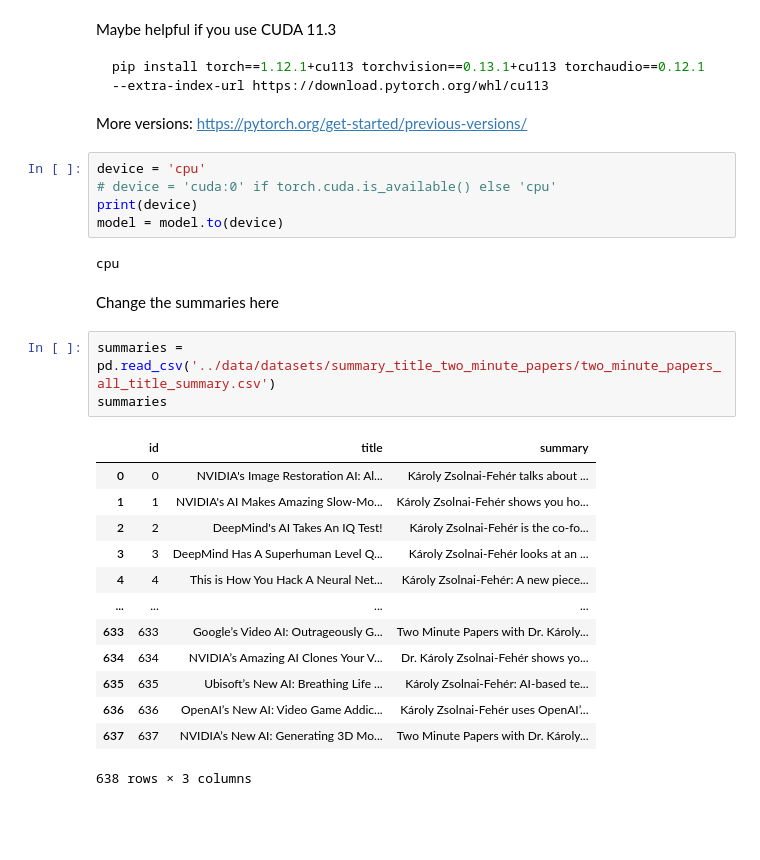
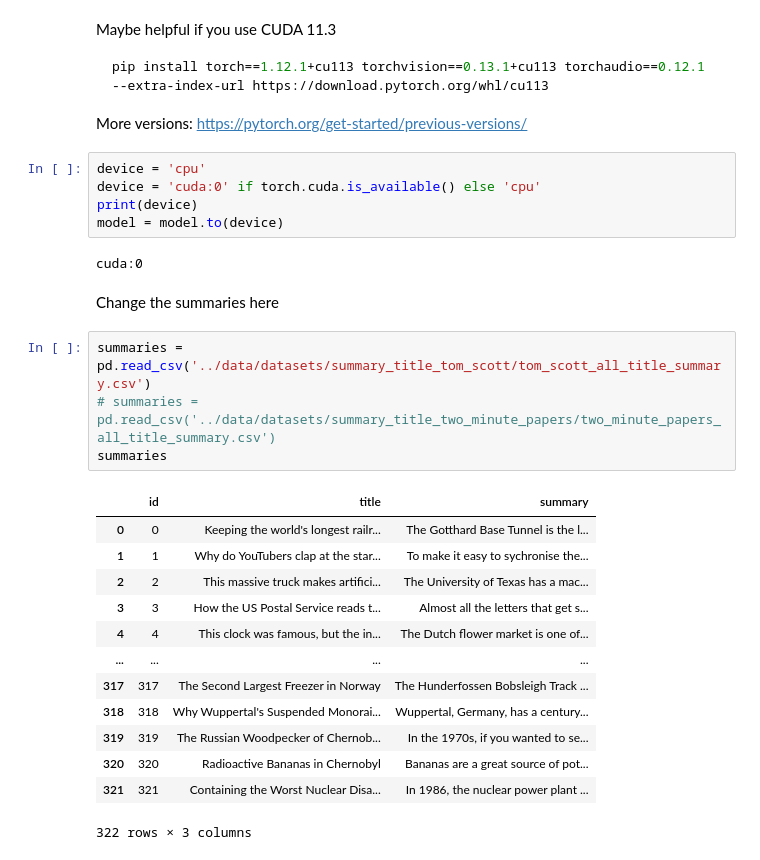
Before and after one commit to marvkosmai/devp-content-creaitor, a Jupyter notebook: notebooks/generate_titles_from_summaries.ipynb, the cells around one changed output. Saved outputs shown, nothing was run; the diff lists cells and outputs as text; blank space fills up the shorter version.

```diff
--- a/notebooks/generate_titles_from_summaries.ipynb
+++ b/notebooks/generate_titles_from_summaries.ipynb
@@ -15,30 +21,31 @@ pip install torch==1.12.1+cu113 torchvision==0.13.1+cu113 torchaudio==0.12.1 --e
 More versions: https://pytorch.org/get-started/previous-versions/
 # %%
 device = 'cpu'
-# device = 'cuda:0' if torch.cuda.is_available() else 'cpu'
+device = 'cuda:0' if torch.cuda.is_available() else 'cpu'
 print(device)
 model = model.to(device)
 # %% [output]
-cpu
+cuda:0
 # %% [markdown]
 Change the summaries here
 # %%
-summaries = pd.read_csv('../data/datasets/summary_title_two_minute_papers/two_minute_papers_all_title_summary.csv')
+summaries = pd.read_csv('../data/datasets/summary_title_tom_scott/tom_scott_all_title_summary.csv')
+# summaries = pd.read_csv('../data/datasets/summary_title_two_minute_papers/two_minute_papers_all_title_summary.csv')
 summaries
 # %% [output]
 |  | id | title | summary |
-| 0 | 0 | NVIDIA's Image Restoration AI: Al... | Károly Zsolnai-Fehér talks about ... |
-| 1 | 1 | NVIDIA's AI Makes Amazing Slow-Mo... | Károly Zsolnai-Fehér shows you ho... |
-| 2 | 2 | DeepMind's AI Takes An IQ Test! | Károly Zsolnai-Fehér is the co-fo... |
-| 3 | 3 | DeepMind Has A Superhuman Level Q... | Károly Zsolnai-Fehér looks at an ... |
-| 4 | 4 | This is How You Hack A Neural Net... | Károly Zsolnai-Fehér: A new piece... |
+| 0 | 0 | Keeping the world's longest railr... | The Gotthard Base Tunnel is the l... |
+| 1 | 1 | Why do YouTubers clap at the star... | To make it easy to sychronise the... |
+| 2 | 2 | This massive truck makes artifici... | The University of Texas has a mac... |
+| 3 | 3 | How the US Postal Service reads t... | Almost all the letters that get s... |
+| 4 | 4 | This clock was famous, but the in... | The Dutch flower market is one of... |
 | ... | ... | ... | ... |
-| 633 | 633 | Google’s Video AI: Outrageously G... | Two Minute Papers with Dr. Károly... |
-| 634 | 634 | NVIDIA’s Amazing AI Clones Your V... | Dr. Károly Zsolnai-Fehér shows yo... |
-| 635 | 635 | Ubisoft’s New AI: Breathing Life ... | Károly Zsolnai-Fehér: AI-based te... |
-| 636 | 636 | OpenAI’s New AI: Video Game Addic... | Károly Zsolnai-Fehér uses OpenAI’... |
-| 637 | 637 | NVIDIA’s New AI: Generating 3D Mo... | Two Minute Papers with Dr. Károly... |
+| 317 | 317 | The Second Largest Freezer in Norway | The Hunderfossen Bobsleigh Track ... |
+| 318 | 318 | Why Wuppertal's Suspended Monorai... | Wuppertal, Germany, has a century... |
+| 319 | 319 | The Russian Woodpecker of Chernob... | In the 1970s, if you wanted to se... |
+| 320 | 320 | Radioactive Bananas in Chernobyl | Bananas are a great source of pot... |
+| 321 | 321 | Containing the Worst Nuclear Disa... | In 1986, the nuclear power plant ... |
-638 rows × 3 columns
+322 rows × 3 columns
 # %%
 generated_titles = list()
 for _, row in tqdm(summaries.iterrows(), total=summaries.shape[0]):
```
Also changed, not shown: parts of 5 cells of this notebook, 14 other files.
